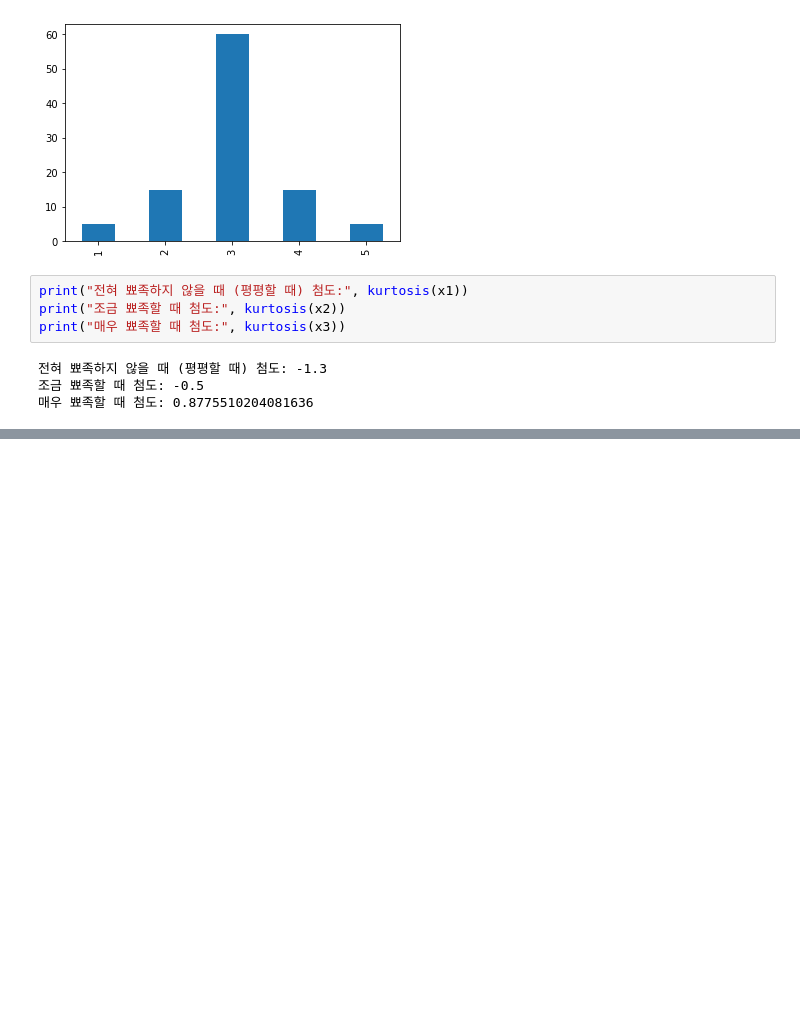
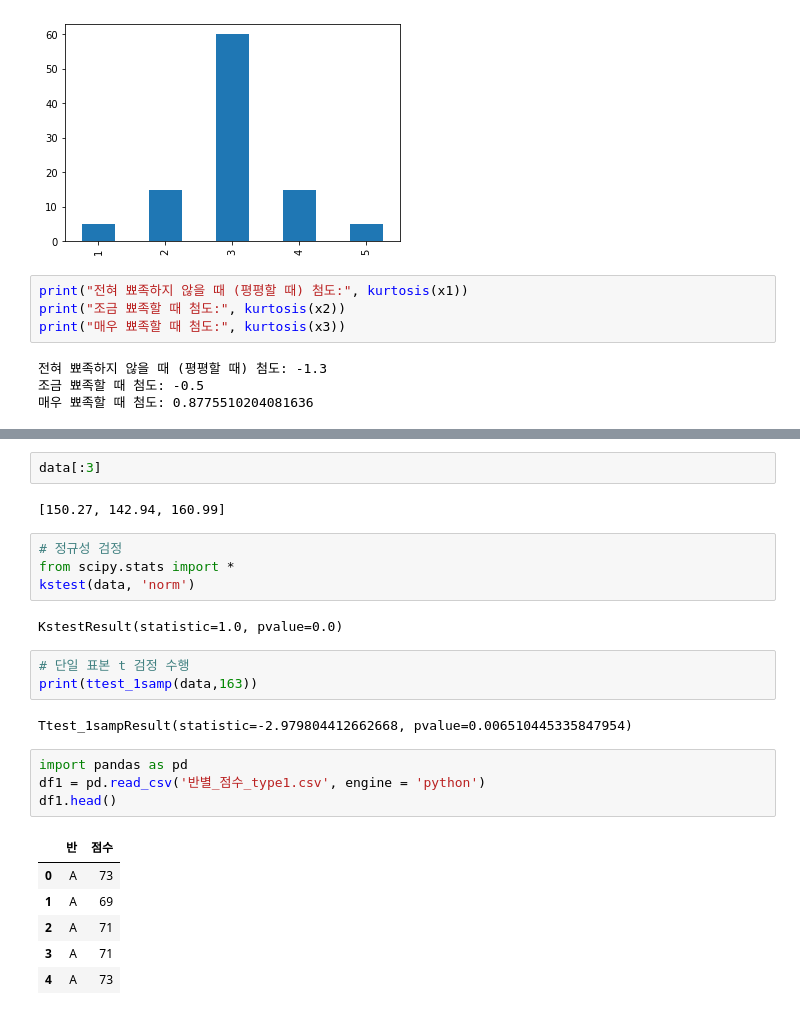
Before and after one commit to Huni0318/preprocessing, a Jupyter notebook: practice/practice6.ipynb, the cells around one changed output, grey strips where cells are left out. Cells and saved outputs as stored; diff of their text form; blank space fills up the shorter version.

```diff
--- a/practice/practice6.ipynb
+++ b/practice/practice6.ipynb
@@ -257,0 +265,26 @@ print("매우 뾰족할 때 첨도:", kurtosis(x3))
+# %%
+data[:3]
+# %% [output]
+[150.27, 142.94, 160.99]
+# %%
+# 정규성 검정
+from scipy.stats import *
+kstest(data, 'norm')
+# %% [output]
+KstestResult(statistic=1.0, pvalue=0.0)
+# %%
+# 단일 표본 t 검정 수행
+print(ttest_1samp(data,163))
+# %% [output]
+Ttest_1sampResult(statistic=-2.979804412662668, pvalue=0.006510445335847954)
+# %%
+import pandas as pd
+df1 = pd.read_csv('반별_점수_type1.csv', engine = 'python')
+df1.head()
+# %% [output]
+|  | 반 | 점수 |
+| 0 | A | 73 |
+| 1 | A | 69 |
+| 2 | A | 71 |
+| 3 | A | 71 |
+| 4 | A | 73 |
```
Also changed, not shown: parts of 11 cells of this notebook.
